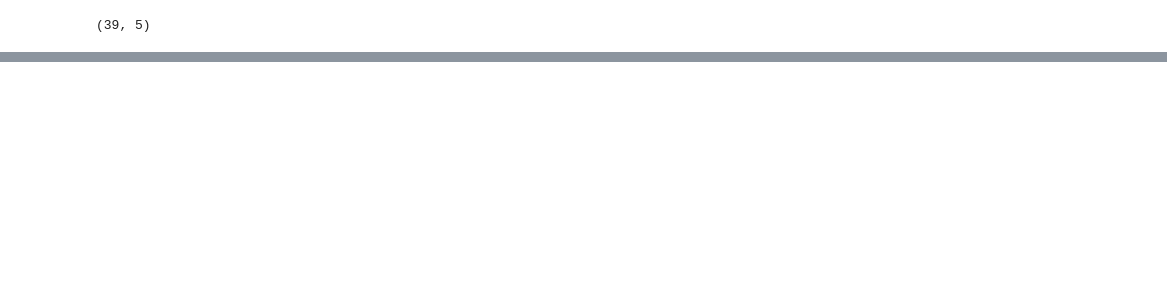
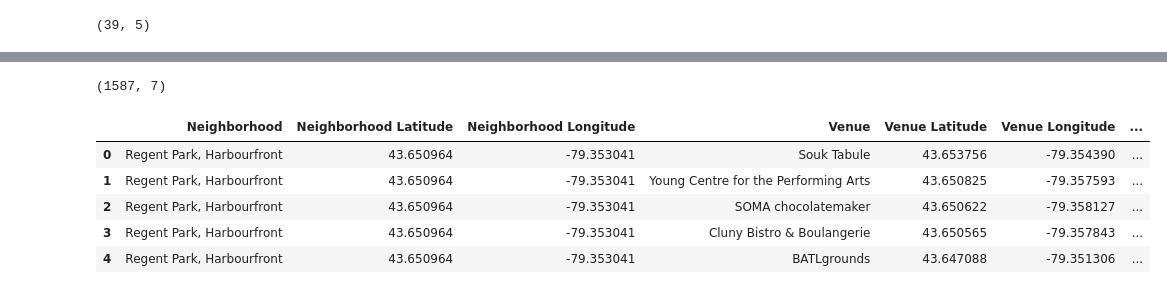
Before and after one commit to Bnibling/Coursera_Capstone_Data_Analysis, a Jupyter notebook: Segmenting and Clustering Neighborhoods in Toronto.ipynb, the cells around one changed output, grey strips where cells are left out. Saved outputs shown, nothing was run; the diff lists cells and outputs as text; code cells hidden in the pictures; blank space fills up the shorter version.

```diff
--- a/Segmenting and Clustering Neighborhoods in Toronto.ipynb
+++ b/Segmenting and Clustering Neighborhoods in Toronto.ipynb
@@ -217,0 +285,42 @@ map_toronto
+# %%
+def getNearbyVenues(names, latitudes, longitudes, radius=500):
+
+    venues_list=[]
+    for name, lat, lng in zip(names, latitudes, longitudes):
+        print(name)
+
+        # create the API request URL
+        url = 'https://api.foursquare.com/v2/venues/explore?&client_id={}&client_secret={}&v={}&ll={},{}&radius={}&limit={}'.format(
+            CLIENT_ID,
+            CLIENT_SECRET,
+            VERSION,
+            lat,
+            lng,
+            radius,
+            LIMIT)
+
+        # make the GET request
+        results = requests.get(url).json()["response"]['groups'][0]['items']
+
+        # return only relevant information for each nearby venue
+        venues_list.append([(
+            name,
+            lat,
+            lng,
+            v['venue']['name'],
+            v['venue']['location']['lat'],
+            v['venue']['location']['lng'],
+            v['venue']['categories'][0]['name']) for v in results])
+
+    nearby_venues = pd.DataFrame([item for venue_list in venues_list for item in venue_list])
+    nearby_venues.columns = ['Neighborhood',
+                  'Neighborhood Latitude',
+                  'Neighborhood Longitude',
+                  'Venue',
+                  'Venue Latitude',
+                  'Venue Longitude',
+                  'Venue Category']
+
+    return(nearby_venues)
+# %%
+toronto_venues = getNearbyVenues(names=df_toronto_only['Neighborhood'], latitudes=df_toronto_only['Latitude'], longitudes=df_toronto_only['Longitude'])
@@ -217,0 +345,11 @@ map_toronto
+# %%
+print(toronto_venues.shape)
+toronto_venues.head()
+# %% [output]
+(1587, 7)
+|  | Neighborhood | Neighborhood Latitude | Neighborhood Longitude | Venue | Venue Latitude | Venue Longitude | ... |
+| 0 | Regent Park, Harbourfront | 43.650964 | -79.353041 | Souk Tabule | 43.653756 | -79.354390 | ... |
+| 1 | Regent Park, Harbourfront | 43.650964 | -79.353041 | Young Centre for the Performing Arts | 43.650825 | -79.357593 | ... |
+| 2 | Regent Park, Harbourfront | 43.650964 | -79.353041 | SOMA chocolatemaker | 43.650622 | -79.358127 | ... |
+| 3 | Regent Park, Harbourfront | 43.650964 | -79.353041 | Cluny Bistro & Boulangerie | 43.650565 | -79.357843 | ... |
+| 4 | Regent Park, Harbourfront | 43.650964 | -79.353041 | BATLgrounds | 43.647088 | -79.351306 | ... |
```
Also changed, not shown: parts of 33 cells of this notebook.
